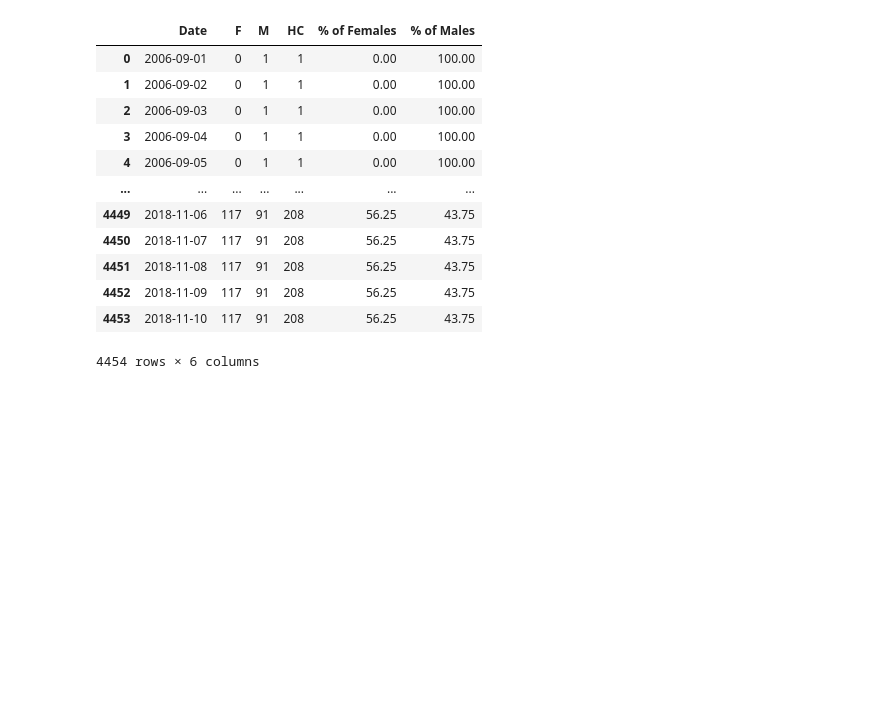
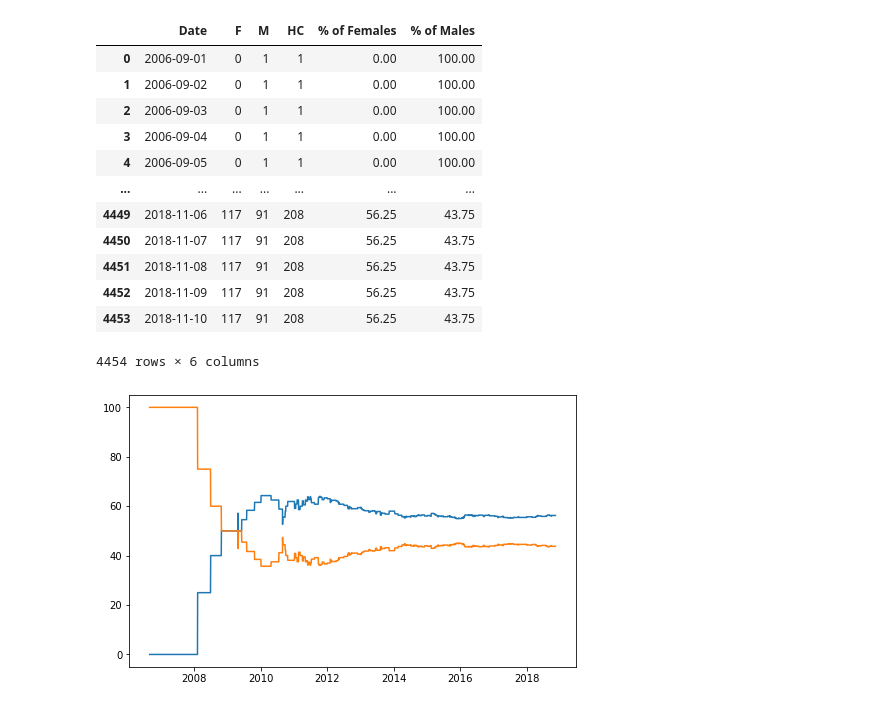
Before and after one commit to Morraja/TheBridge-PT-SD-Sept2021, a Jupyter notebook: Bloque 4 - Desarrollo y Storytelling/Ejercicios/all_together_ej/workforce_analysis.ipynb, the cells around one changed output. Saved outputs shown, nothing was run; the diff lists cells and outputs as text; code cells hidden in the pictures; blank space fills up the shorter version.

```diff
--- a/Bloque 4 - Desarrollo y Storytelling/Ejercicios/all_together_ej/workforce_analysis.ipynb
+++ b/Bloque 4 - Desarrollo y Storytelling/Ejercicios/all_together_ej/workforce_analysis.ipynb
@@ -98,4 +98,13 @@ new_df
 | 4452 | 2018-11-09 | 117 | 91 | 208 | 56.25 | 43.75 |
 | 4453 | 2018-11-10 | 117 | 91 | 208 | 56.25 | 43.75 |
 4454 rows × 6 columns
+# %%
+date_df = new_df.set_index('Date')
+date_df
+
+plt.subplots(figsize=(8, 5))
+plt.plot(date_df['% of Females'])
+plt.plot(date_df['% of Males']);
+# %% [output]
+[figure, added]
 # %%
```
Also changed, not shown: parts of 10 cells of this notebook, 50 other files.
